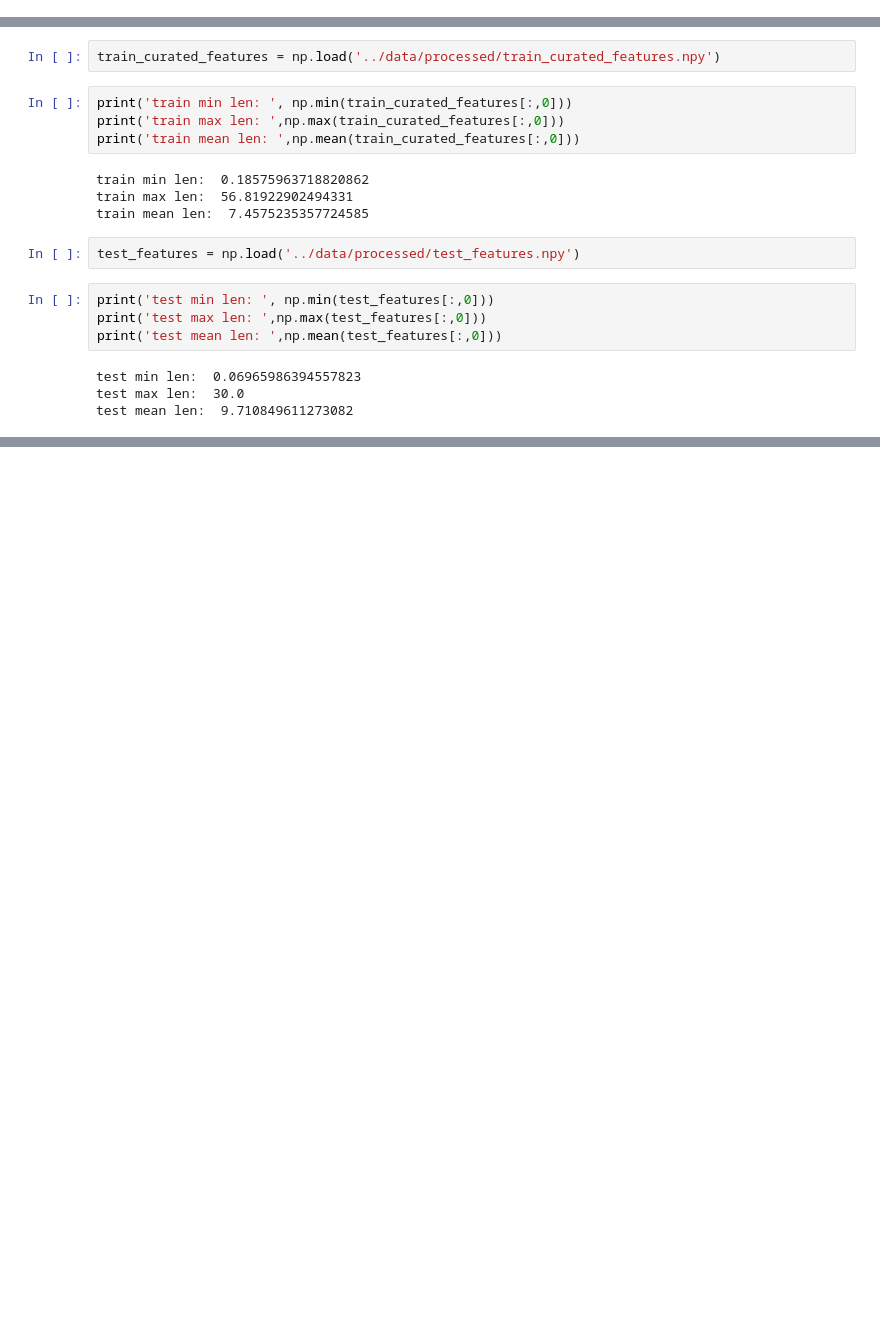
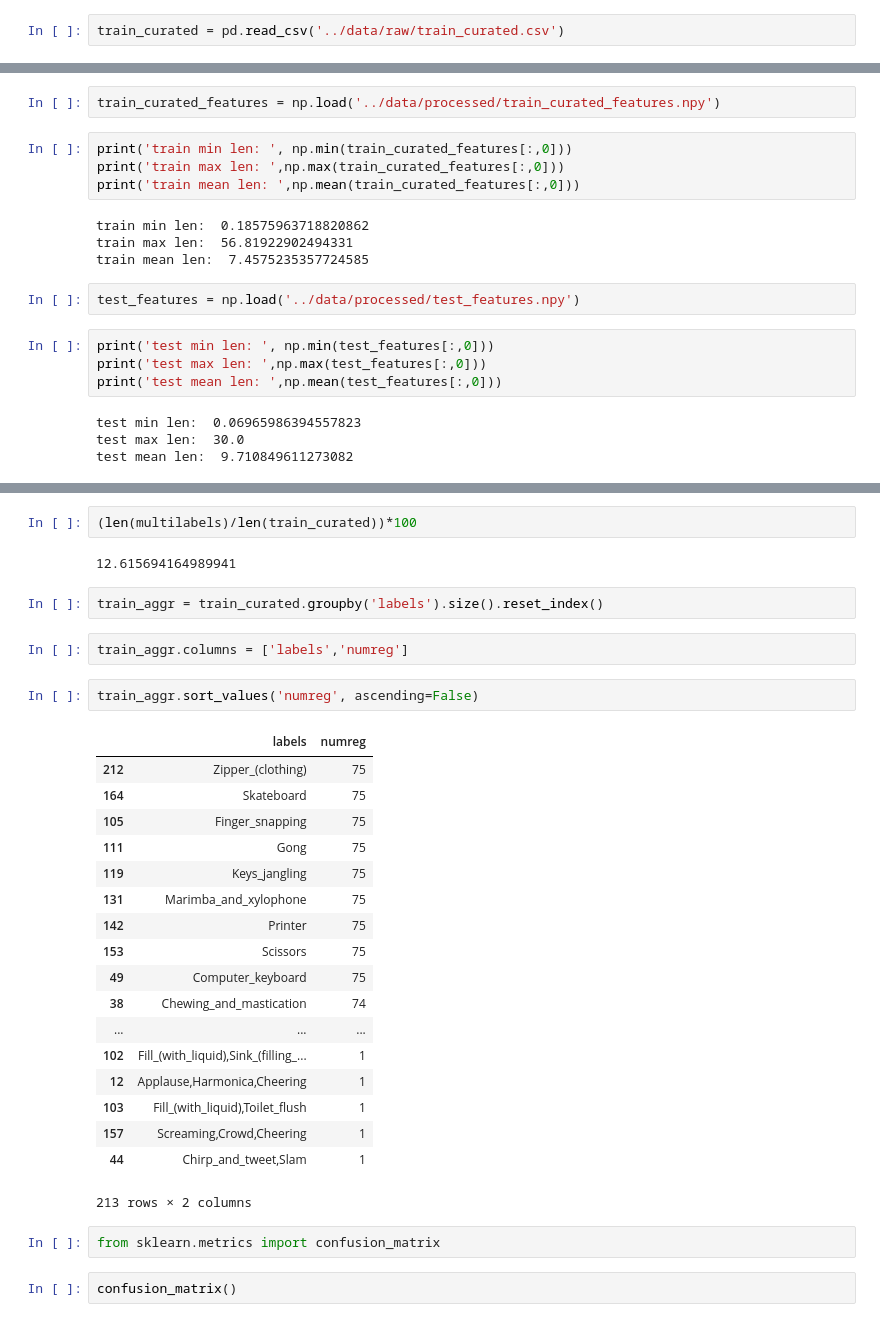
Before and after one commit to Guillin/freesound, a Jupyter notebook: notebooks/eda_features.ipynb, the cells around one changed output, grey strips where cells are left out. Drawn from its saved outputs; the diff is of its cells as text; blank space fills up the shorter version.

```diff
--- a/notebooks/eda_features.ipynb
+++ b/notebooks/eda_features.ipynb
@@ -3,3 +3,5 @@ import numpy as np
 # %%
 import matplotlib.pyplot as plt
 import pandas as pd
+# %%
+train_curated = pd.read_csv('../data/raw/train_curated.csv')
@@ -29,0 +93,33 @@ np.argmin(train_curated_features[:,0])
+# %%
+(len(multilabels)/len(train_curated))*100
+# %% [output]
+12.615694164989941
+# %%
+train_aggr = train_curated.groupby('labels').size().reset_index()
+# %%
+train_aggr.columns = ['labels','numreg']
+# %%
+train_aggr.sort_values('numreg', ascending=False)
+# %% [output]
+|  | labels | numreg |
+| 212 | Zipper_(clothing) | 75 |
+| 164 | Skateboard | 75 |
+| 105 | Finger_snapping | 75 |
+| 111 | Gong | 75 |
+| 119 | Keys_jangling | 75 |
+| 131 | Marimba_and_xylophone | 75 |
+| 142 | Printer | 75 |
+| 153 | Scissors | 75 |
+| 49 | Computer_keyboard | 75 |
+| 38 | Chewing_and_mastication | 74 |
+| ... | ... | ... |
+| 102 | Fill_(with_liquid),Sink_(filling_... | 1 |
+| 12 | Applause,Harmonica,Cheering | 1 |
+| 103 | Fill_(with_liquid),Toilet_flush | 1 |
+| 157 | Screaming,Crowd,Cheering | 1 |
+| 44 | Chirp_and_tweet,Slam | 1 |
+213 rows × 2 columns
+# %%
+from sklearn.metrics import confusion_matrix
+# %%
+confusion_matrix()
```
Also changed, not shown: parts of 14 cells of this notebook, 17 other files.
